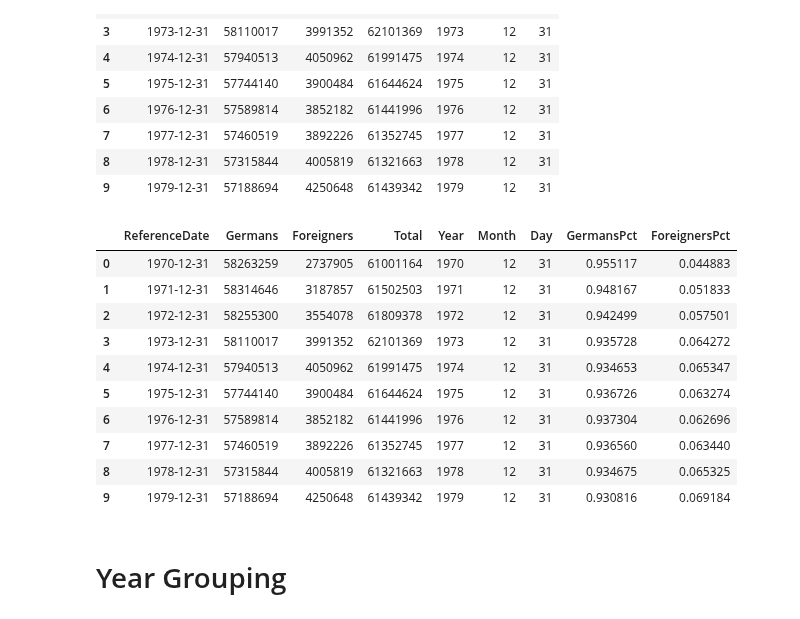
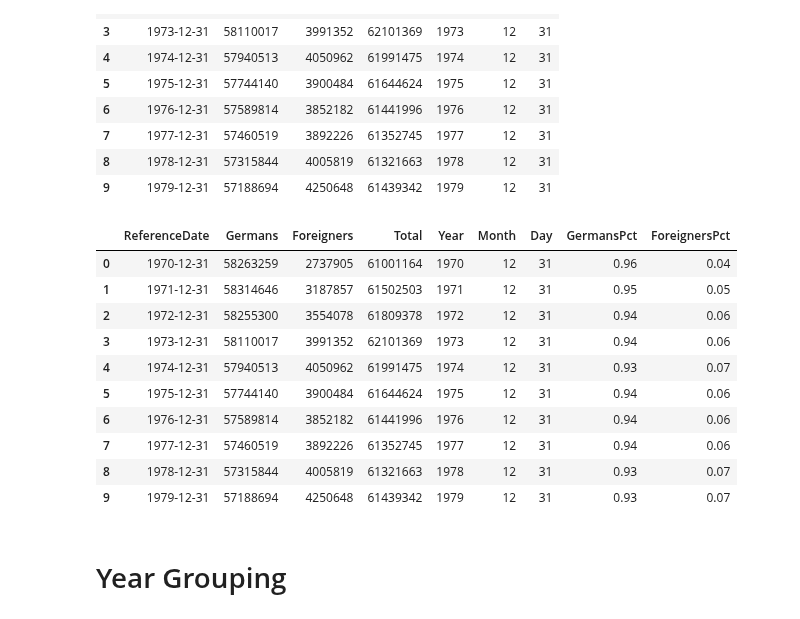
Before and after one commit to eldrigeampong/Data-Science, a Jupyter notebook: Statistisches Bundesamt/Society and environment/proj2.ipynb, the cells around one changed output. Saved outputs shown, nothing was run; the diff lists cells and outputs as text; code cells hidden in the pictures.

```diff
--- a/Statistisches Bundesamt/Society and environment/proj2.ipynb
+++ b/Statistisches Bundesamt/Society and environment/proj2.ipynb
@@ -52,3 +61,6 @@ Data columns (total 4 columns):
  3   Total          51 non-null     int64
 dtypes: int64(3), object(1)
 memory usage: 1.7+ KB
+# %%
+df['ReferenceDate'] = pd.to_datetime(df['ReferenceDate'])                        # convert ReferenceDate series to datetime
+df.info()
@@ -73,28 +97,28 @@ df.head(10)
 # %%
 germans = df['Germans']
 foreign = df['Foreigners']
 total = df['Total']
 
 # function to calculate the population proportions
 def ratio_calc(df, x, y):
     return x / y
 
-df['GermansPct'] = ratio_calc(df=df, x=germans, y=total)
-df['ForeignersPct'] = ratio_calc(df=df, x=foreign, y=total)
+df['GermansPct'] = np.round(ratio_calc(df=df, x=germans, y=total), 2)
+df['ForeignersPct'] = np.round(ratio_calc(df=df, x=foreign, y=total), 2)
 
 df.head(10)
 # %% [output]
 |  | ReferenceDate | Germans | Foreigners | Total | Year | Month | Day | GermansPct | ForeignersPct |
-| 0 | 1970-12-31 | 58263259 | 2737905 | 61001164 | 1970 | 12 | 31 | 0.955117 | 0.044883 |
-| 1 | 1971-12-31 | 58314646 | 3187857 | 61502503 | 1971 | 12 | 31 | 0.948167 | 0.051833 |
-| 2 | 1972-12-31 | 58255300 | 3554078 | 61809378 | 1972 | 12 | 31 | 0.942499 | 0.057501 |
-| 3 | 1973-12-31 | 58110017 | 3991352 | 62101369 | 1973 | 12 | 31 | 0.935728 | 0.064272 |
-| 4 | 1974-12-31 | 57940513 | 4050962 | 61991475 | 1974 | 12 | 31 | 0.934653 | 0.065347 |
-| 5 | 1975-12-31 | 57744140 | 3900484 | 61644624 | 1975 | 12 | 31 | 0.936726 | 0.063274 |
-| 6 | 1976-12-31 | 57589814 | 3852182 | 61441996 | 1976 | 12 | 31 | 0.937304 | 0.062696 |
-| 7 | 1977-12-31 | 57460519 | 3892226 | 61352745 | 1977 | 12 | 31 | 0.936560 | 0.063440 |
-| 8 | 1978-12-31 | 57315844 | 4005819 | 61321663 | 1978 | 12 | 31 | 0.934675 | 0.065325 |
-| 9 | 1979-12-31 | 57188694 | 4250648 | 61439342 | 1979 | 12 | 31 | 0.930816 | 0.069184 |
+| 0 | 1970-12-31 | 58263259 | 2737905 | 61001164 | 1970 | 12 | 31 | 0.96 | 0.04 |
+| 1 | 1971-12-31 | 58314646 | 3187857 | 61502503 | 1971 | 12 | 31 | 0.95 | 0.05 |
+| 2 | 1972-12-31 | 58255300 | 3554078 | 61809378 | 1972 | 12 | 31 | 0.94 | 0.06 |
+| 3 | 1973-12-31 | 58110017 | 3991352 | 62101369 | 1973 | 12 | 31 | 0.94 | 0.06 |
+| 4 | 1974-12-31 | 57940513 | 4050962 | 61991475 | 1974 | 12 | 31 | 0.93 | 0.07 |
+| 5 | 1975-12-31 | 57744140 | 3900484 | 61644624 | 1975 | 12 | 31 | 0.94 | 0.06 |
+| 6 | 1976-12-31 | 57589814 | 3852182 | 61441996 | 1976 | 12 | 31 | 0.94 | 0.06 |
+| 7 | 1977-12-31 | 57460519 | 3892226 | 61352745 | 1977 | 12 | 31 | 0.94 | 0.06 |
+| 8 | 1978-12-31 | 57315844 | 4005819 | 61321663 | 1978 | 12 | 31 | 0.93 | 0.07 |
+| 9 | 1979-12-31 | 57188694 | 4250648 | 61439342 | 1979 | 12 | 31 | 0.93 | 0.07 |
 # %%
 # helper function for formatting plot y-axis
 from matplotlib.ticker import FuncFormatter
```
Also changed, not shown: parts of 8 cells of this notebook, 1 other file.
